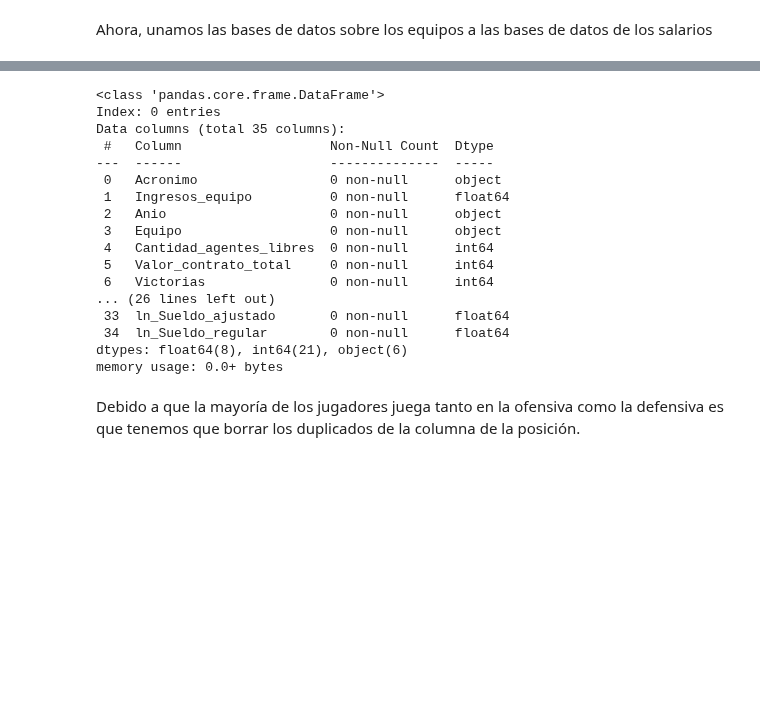
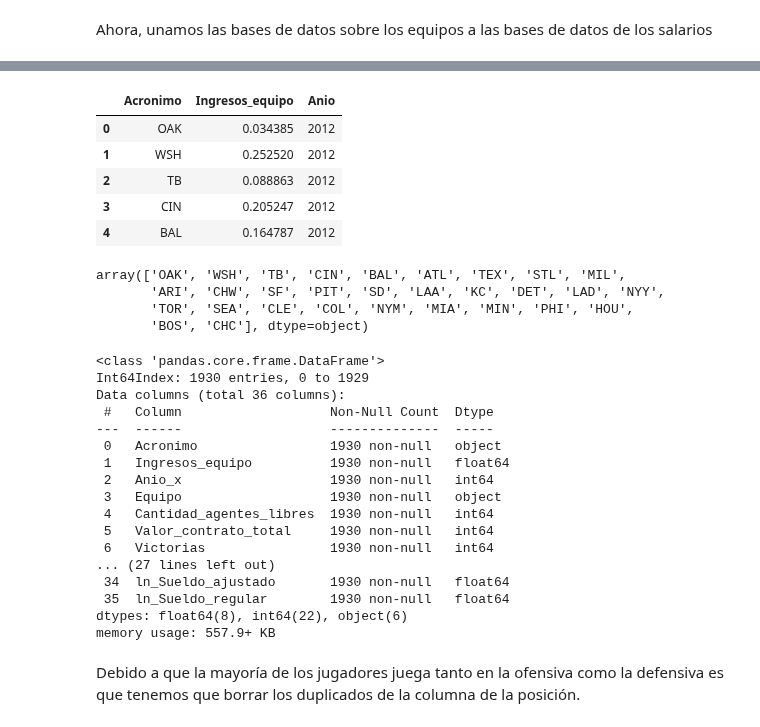
Before and after one commit to PhysTony/MLB_hardball_negotations, a Jupyter notebook: ETL_Scripts/Hand_Made_Scripts/Panel_model/Backups/all_players_dataframe_t_1.ipynb, the cells around one changed output, grey strips where cells are left out. Drawn from its saved outputs; the diff is of its cells as text; code cells hidden in the pictures; blank space fills up the shorter version.

Commit message:
Teams revenue added for t and t-1 periods.

```diff
--- a/ETL_Scripts/Hand_Made_Scripts/Panel_model/Backups/all_players_dataframe_t_1.ipynb
+++ b/ETL_Scripts/Hand_Made_Scripts/Panel_model/Backups/all_players_dataframe_t_1.ipynb
@@ -1242,2 +1293,18 @@ for year in range(0,period):
+# %%
+teams_revenue[1].head()
+# %% [output]
+|  | Acronimo | Ingresos_equipo | Anio |
+| 0 | OAK | 0.034385 | 2012 |
+| 1 | WSH | 0.252520 | 2012 |
+| 2 | TB | 0.088863 | 2012 |
+| 3 | CIN | 0.205247 | 2012 |
+| 4 | BAL | 0.164787 | 2012 |
+# %%
+teams_revenue[1]['Acronimo'].unique()
+# %% [output]
+array(['OAK', 'WSH', 'TB', 'CIN', 'BAL', 'ATL', 'TEX', 'STL', 'MIL',
+       'ARI', 'CHW', 'SF', 'PIT', 'SD', 'LAA', 'KC', 'DET', 'LAD', 'NYY',
+       'TOR', 'SEA', 'CLE', 'COL', 'NYM', 'MIA', 'MIN', 'PHI', 'HOU',
+       'BOS', 'CHC'], dtype=object)
 # %%
 for year in range(0,period):
@@ -1246,23 +1312,23 @@ for year in range(0,period):
 # %%
-df_salary_copy[0].info()
+df_salary_copy[1].info()
 # %% [output]
 <class 'pandas.core.frame.DataFrame'>
-Index: 0 entries
-Data columns (total 35 columns):
+Int64Index: 1930 entries, 0 to 1929
+Data columns (total 36 columns):
  #   Column                   Non-Null Count  Dtype
 ---  ------                   --------------  -----
- 0   Acronimo                 0 non-null      object
- 1   Ingresos_equipo          0 non-null      float64
- 2   Anio                     0 non-null      object
- 3   Equipo                   0 non-null      object
- 4   Cantidad_agentes_libres  0 non-null      int64
- 5   Valor_contrato_total     0 non-null      int64
- 6   Victorias                0 non-null      int64
-... (26 lines left out)
- 33  ln_Sueldo_ajustado       0 non-null      float64
- 34  ln_Sueldo_regular        0 non-null      float64
-dtypes: float64(8), int64(21), object(6)
-memory usage: 0.0+ bytes
+ 0   Acronimo                 1930 non-null   object
+ 1   Ingresos_equipo          1930 non-null   float64
+ 2   Anio_x                   1930 non-null   int64
+ 3   Equipo                   1930 non-null   object
+ 4   Cantidad_agentes_libres  1930 non-null   int64
+ 5   Valor_contrato_total     1930 non-null   int64
+ 6   Victorias                1930 non-null   int64
+... (27 lines left out)
+ 34  ln_Sueldo_ajustado       1930 non-null   float64
+ 35  ln_Sueldo_regular        1930 non-null   float64
+dtypes: float64(8), int64(22), object(6)
+memory usage: 557.9+ KB
 # %% [markdown]
 Debido a que la mayoría de los jugadores juega tanto en la ofensiva como la defensiva es que tenemos que borrar los duplicados de la columna de la posición.
 # %%
```
Also changed, not shown: parts of 7 cells of this notebook, 52 other files.
